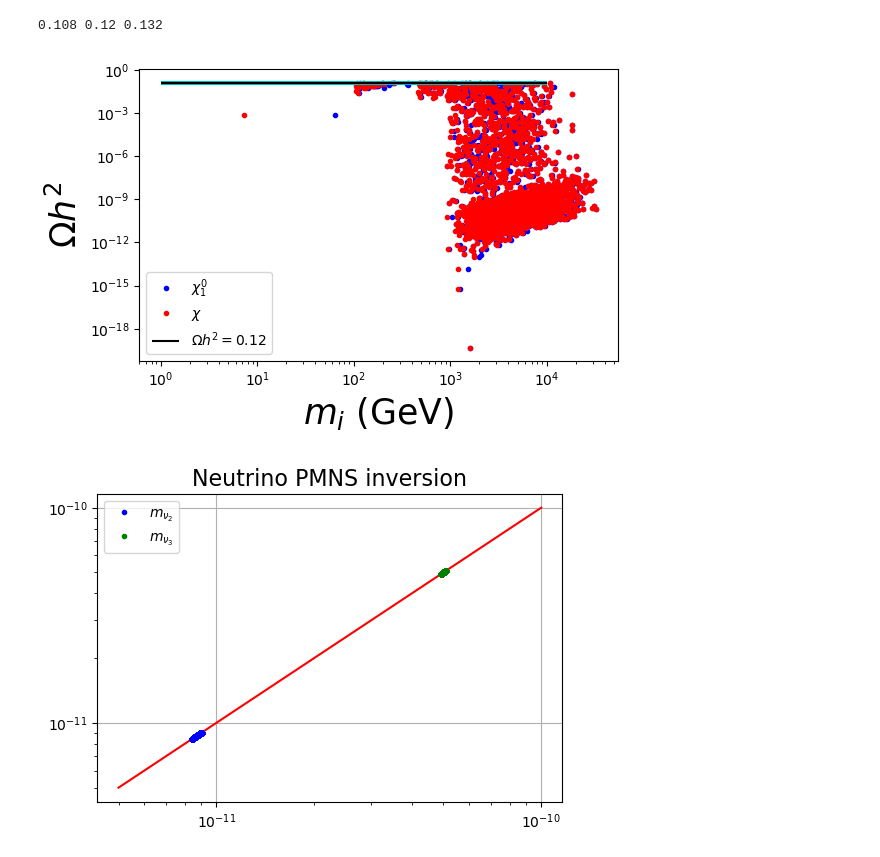
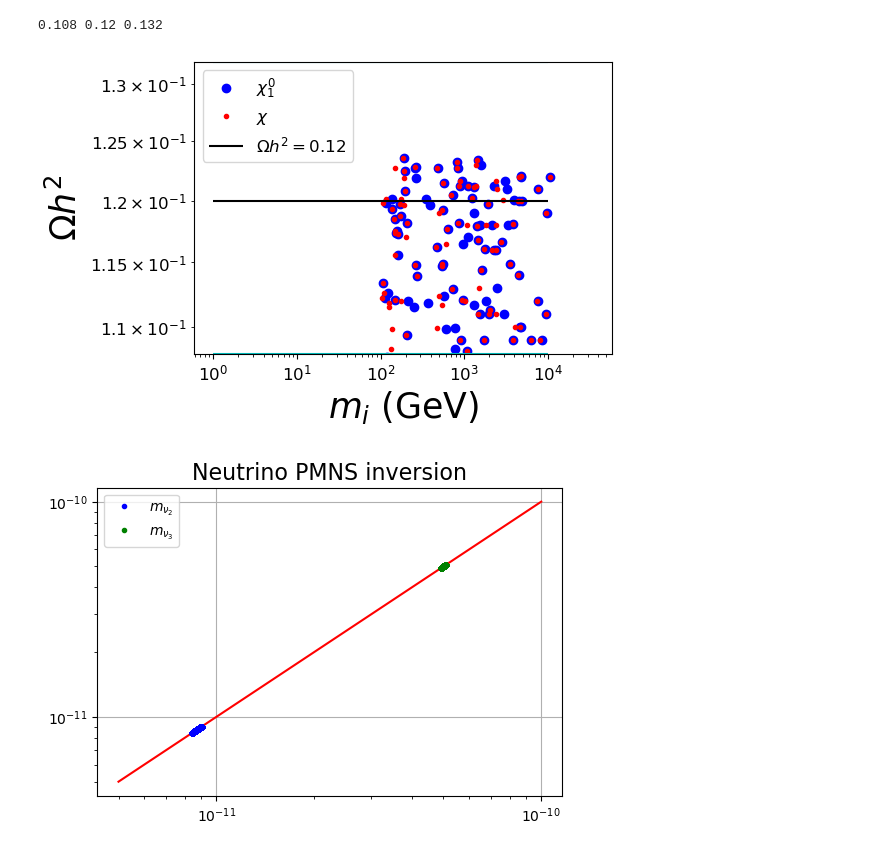
Before and after one commit to davidsuarezr/MDEO, a Jupyter notebook: random-scan-v1.ipynb, the cells around one changed output. Drawn from its saved outputs; the diff is of its cells as text; code cells hidden in the pictures.

```diff
--- a/random-scan-v1.ipynb
+++ b/random-scan-v1.ipynb
@@ -258,26 +258,26 @@ xd['mChi'] = xd.Yc*xd.vX/np.sqrt(2.)
 # %%
 plt.figure(figsize=(6,4))
 
 #plt.loglog(xd.vX*xd.Yc/np.sqrt(2.),xd.Omega1,'b.')
 #plt.loglog(xd.mXi_1,xd.Omega2,'g.')
-plt.loglog(xd.mXi_1,(xd.Omega1+xd.Omega2),'b.',label='$\chi_1^0$')
+plt.loglog(xd.mXi_1,(xd.Omega1+xd.Omega2),'bo',label='$\chi_1^0$')
 plt.loglog(xd.mChi,(xd.Omega1+xd.Omega2),'r.',label='$\chi$')
 
 plt.hlines(Omega_max,1,1e4, 'c',label=r'')
 plt.hlines(Omega_min,1,1e4, 'c',label=r'')
 
 plt.hlines(Omega,1,1e4, 'k',label=r'$\Omega h^2=$0.12')
 
 plt.xlabel(r'$m_i$ (GeV)',size=25)
 plt.ylabel(r'$\Omega h^2$',size=25)
 plt.legend()
 
-#plt.ylim(Omega_min,Omega_max)
+plt.ylim(Omega_min,Omega_max)
 #plt.ylim(0.10,0.15)
 
 plt.tight_layout()
 # %% [output]
-[figure, old version]
+[figure, new version]
 # %%
 yd = xd[np.logical_and((xd.Omega1+xd.Omega2)>Omega_min,(xd.Omega1+xd.Omega2)<Omega_max)]
 # %%
```
Also changed, not shown: parts of 5 cells of this notebook, 5 other files.
